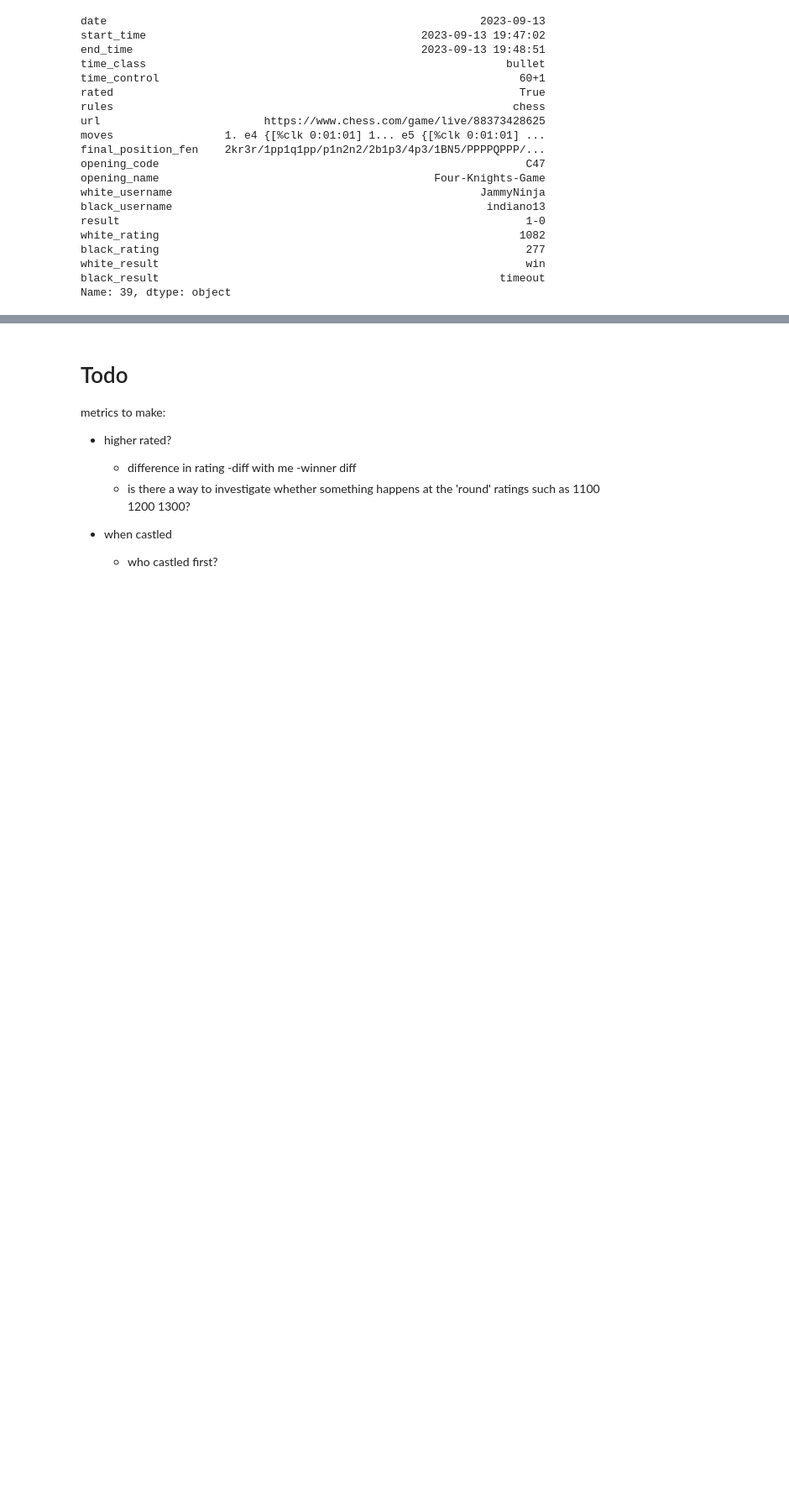
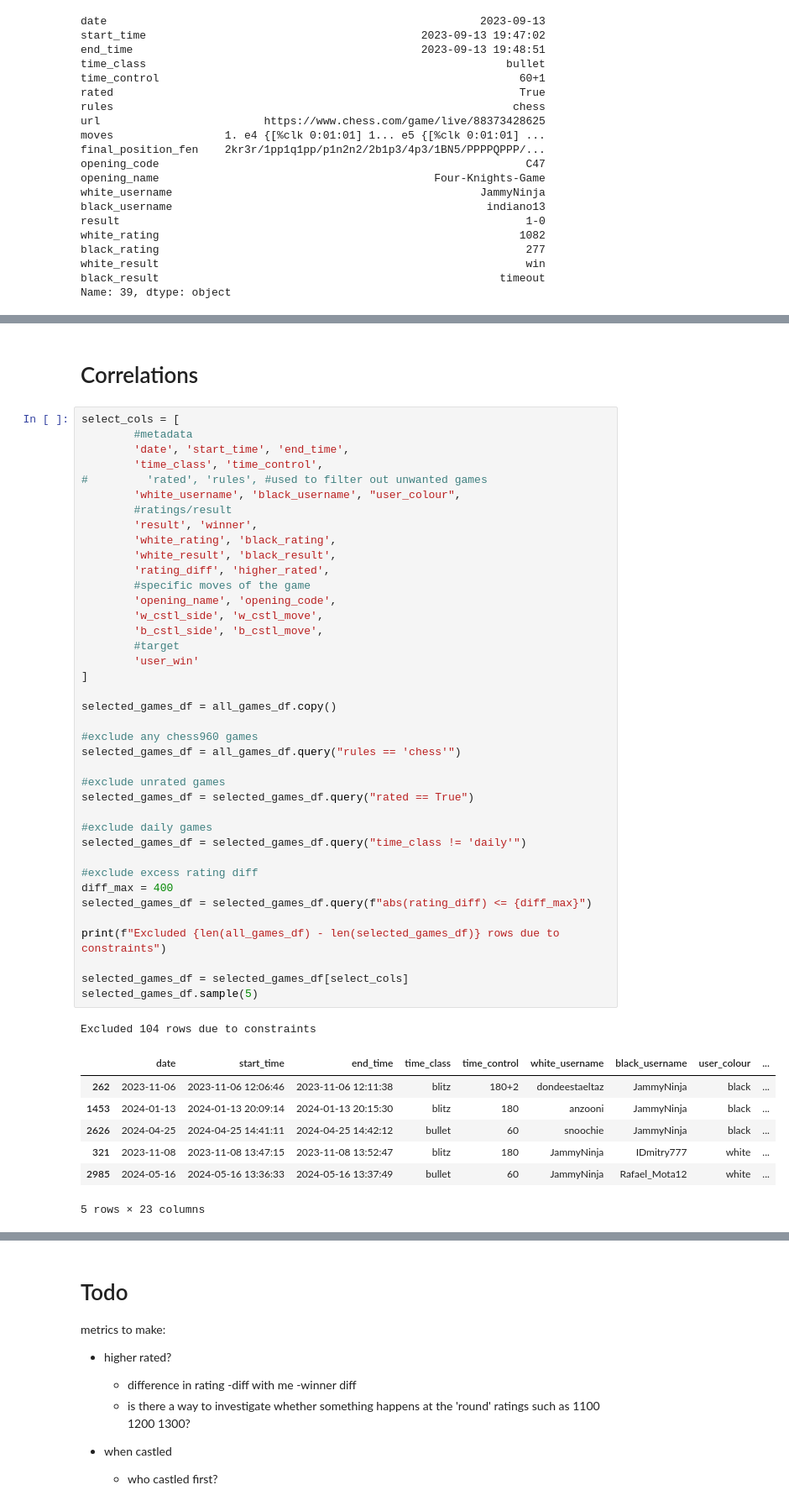
Before and after one commit to JammyNinja/Chess_analysis, a Jupyter notebook: EDA2_explore.ipynb, the cells around one changed output, grey strips where cells are left out. Shown at 84% size. Cells and saved outputs as stored; diff of their text form; blank space fills up the shorter version.

```diff
--- a/EDA2_explore.ipynb
+++ b/EDA2_explore.ipynb
@@ -285,0 +286,50 @@ Excluded 104 rows due to constraints
+# %% [markdown]
+# Correlations
+# %%
+select_cols = [
+        #metadata
+        'date', 'start_time', 'end_time',
+        'time_class', 'time_control',
+#         'rated', 'rules', #used to filter out unwanted games
+        'white_username', 'black_username', "user_colour",
+        #ratings/result
+        'result', 'winner',
+        'white_rating', 'black_rating',
+        'white_result', 'black_result',
+        'rating_diff', 'higher_rated',
+        #specific moves of the game
+        'opening_name', 'opening_code',
+        'w_cstl_side', 'w_cstl_move',
+        'b_cstl_side', 'b_cstl_move',
+        #target
+        'user_win'
+]
+
+selected_games_df = all_games_df.copy()
+
+#exclude any chess960 games
+selected_games_df = all_games_df.query("rules == 'chess'")
+
+#exclude unrated games
+selected_games_df = selected_games_df.query("rated == True")
+
+#exclude daily games
+selected_games_df = selected_games_df.query("time_class != 'daily'")
+
+#exclude excess rating diff
+diff_max = 400
+selected_games_df = selected_games_df.query(f"abs(rating_diff) <= {diff_max}")
+
+print(f"Excluded {len(all_games_df) - len(selected_games_df)} rows due to constraints")
+
+selected_games_df = selected_games_df[select_cols]
+selected_games_df.sample(5)
+# %% [output]
+Excluded 104 rows due to constraints
+|  | date | start_time | end_time | time_class | time_control | white_username | black_username | user_colour | ... |
+| 262 | 2023-11-06 | 2023-11-06 12:06:46 | 2023-11-06 12:11:38 | blitz | 180+2 | dondeestaeltaz | JammyNinja | black | ... |
+| 1453 | 2024-01-13 | 2024-01-13 20:09:14 | 2024-01-13 20:15:30 | blitz | 180 | anzooni | JammyNinja | black | ... |
+| 2626 | 2024-04-25 | 2024-04-25 14:41:11 | 2024-04-25 14:42:12 | bullet | 60 | snoochie | JammyNinja | black | ... |
+| 321 | 2023-11-08 | 2023-11-08 13:47:15 | 2023-11-08 13:52:47 | blitz | 180 | JammyNinja | IDmitry777 | white | ... |
+| 2985 | 2024-05-16 | 2024-05-16 13:36:33 | 2024-05-16 13:37:49 | bullet | 60 | JammyNinja | Rafael_Mota12 | white | ... |
+5 rows × 23 columns
```
Also changed, not shown: parts of 16 cells of this notebook.
